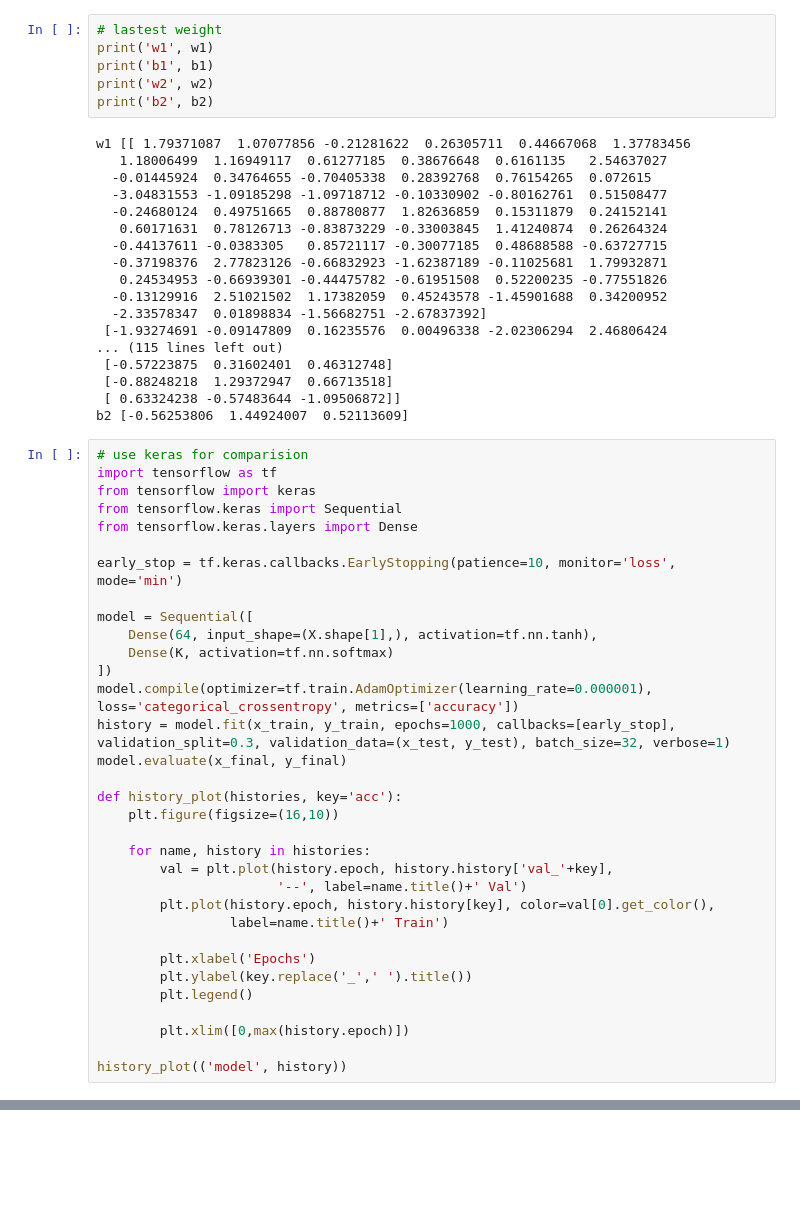
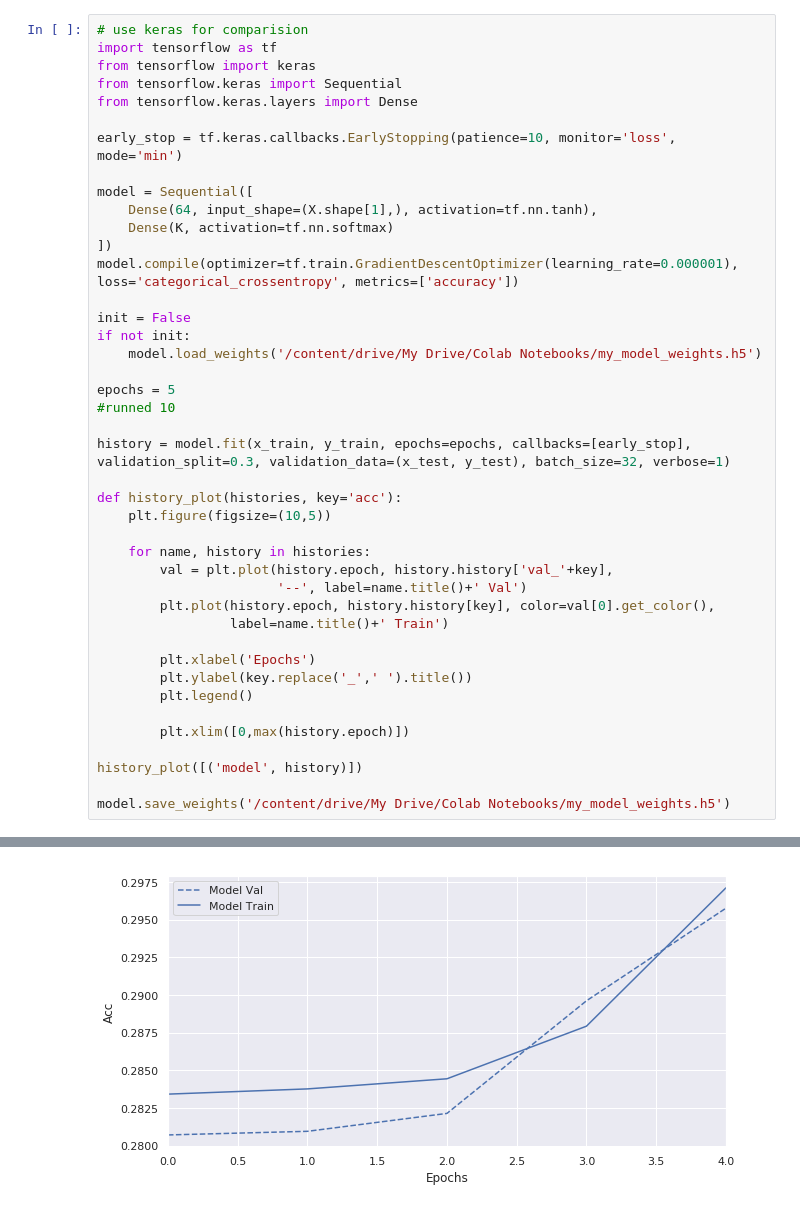
Before and after one commit to ballmdr/Forex-Prediction-Machine_Learning, a Jupyter notebook: Forex_Prediction_Neural_Network_Pure_Numpy.ipynb, the cells around one changed output, grey strips where cells are left out. Drawn from its saved outputs; the diff is of its cells as text; blank space fills up the shorter version.

```diff
--- a/Forex_Prediction_Neural_Network_Pure_Numpy.ipynb
+++ b/Forex_Prediction_Neural_Network_Pure_Numpy.ipynb
@@ -166,27 +238,3 @@ Test score:  0.6015871103231026
-# %%
-# lastest weight
-print('w1', w1)
-print('b1', b1)
-print('w2', w2)
-print('b2', b2)
-# %% [output]
-w1 [[ 1.79371087  1.07077856 -0.21281622  0.26305711  0.44667068  1.37783456
-   1.18006499  1.16949117  0.61277185  0.38676648  0.6161135   2.54637027
-  -0.01445924  0.34764655 -0.70405338  0.28392768  0.76154265  0.072615
-  -3.04831553 -1.09185298 -1.09718712 -0.10330902 -0.80162761  0.51508477
-  -0.24680124  0.49751665  0.88780877  1.82636859  0.15311879  0.24152141
-   0.60171631  0.78126713 -0.83873229 -0.33003845  1.41240874  0.26264324
-  -0.44137611 -0.0383305   0.85721117 -0.30077185  0.48688588 -0.63727715
-  -0.37198376  2.77823126 -0.66832923 -1.62387189 -0.11025681  1.79932871
-   0.24534953 -0.66939301 -0.44475782 -0.61951508  0.52200235 -0.77551826
-  -0.13129916  2.51021502  1.17382059  0.45243578 -1.45901688  0.34200952
-  -2.33578347  0.01898834 -1.56682751 -2.67837392]
- [-1.93274691 -0.09147809  0.16235576  0.00496338 -2.02306294  2.46806424
-... (115 lines left out)
- [-0.57223875  0.31602401  0.46312748]
- [-0.88248218  1.29372947  0.66713518]
- [ 0.63324238 -0.57483644 -1.09506872]]
-b2 [-0.56253806  1.44924007  0.52113609]
 # %%
 # use keras for comparision
 import tensorflow as tf
@@ -200,12 +248,19 @@ model = Sequential([
     Dense(64, input_shape=(X.shape[1],), activation=tf.nn.tanh),
     Dense(K, activation=tf.nn.softmax)
 ])
-model.compile(optimizer=tf.train.AdamOptimizer(learning_rate=0.000001), loss='categorical_crossentropy', metrics=['accuracy'])
-history = model.fit(x_train, y_train, epochs=1000, callbacks=[early_stop], validation_split=0.3, validation_data=(x_test, y_test), batch_size=32, verbose=1)
-model.evaluate(x_final, y_final)
+model.compile(optimizer=tf.train.GradientDescentOptimizer(learning_rate=0.000001), loss='categorical_crossentropy', metrics=['accuracy'])
+
+init = False
+if not init:
+    model.load_weights('/content/drive/My Drive/Colab Notebooks/my_model_weights.h5')
+
+epochs = 5
+#runned 10
+
+history = model.fit(x_train, y_train, epochs=epochs, callbacks=[early_stop], validation_split=0.3, validation_data=(x_test, y_test), batch_size=32, verbose=1)
 
 def history_plot(histories, key='acc'):
-    plt.figure(figsize=(16,10))
+    plt.figure(figsize=(10,5))
 
     for name, history in histories:
         val = plt.plot(history.epoch, history.history['val_'+key],
@@ -219,5 +274,7 @@ def history_plot(histories, key='acc'):
 
         plt.xlim([0,max(history.epoch)])
 
-history_plot(('model', history))
+history_plot([('model', history)])
+
+model.save_weights('/content/drive/My Drive/Colab Notebooks/my_model_weights.h5')
 # %% [output]
@@ -240,0 +292 @@ Epoch 103/1000
+[figure, added]
```
Also changed, not shown: parts of 5 cells of this notebook.
